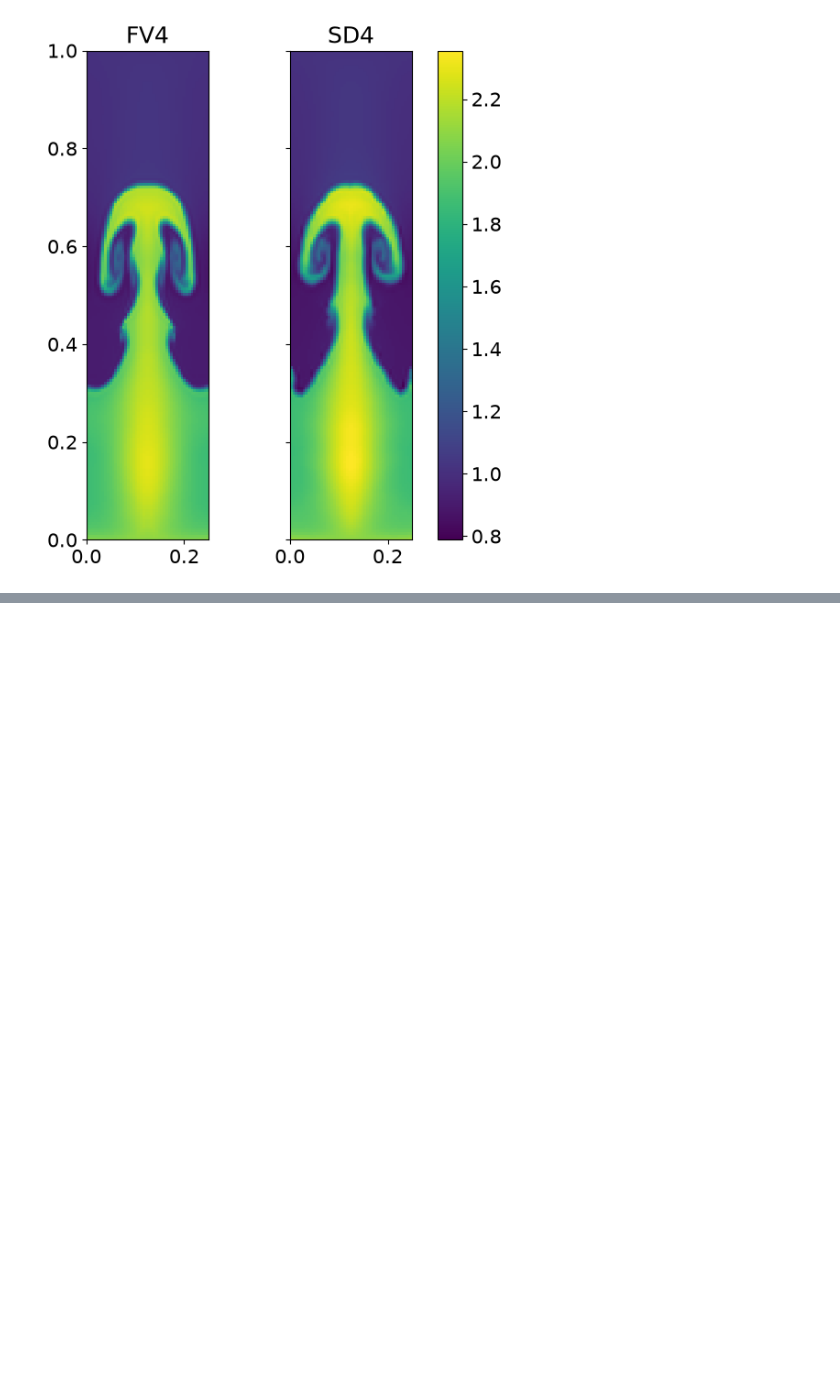
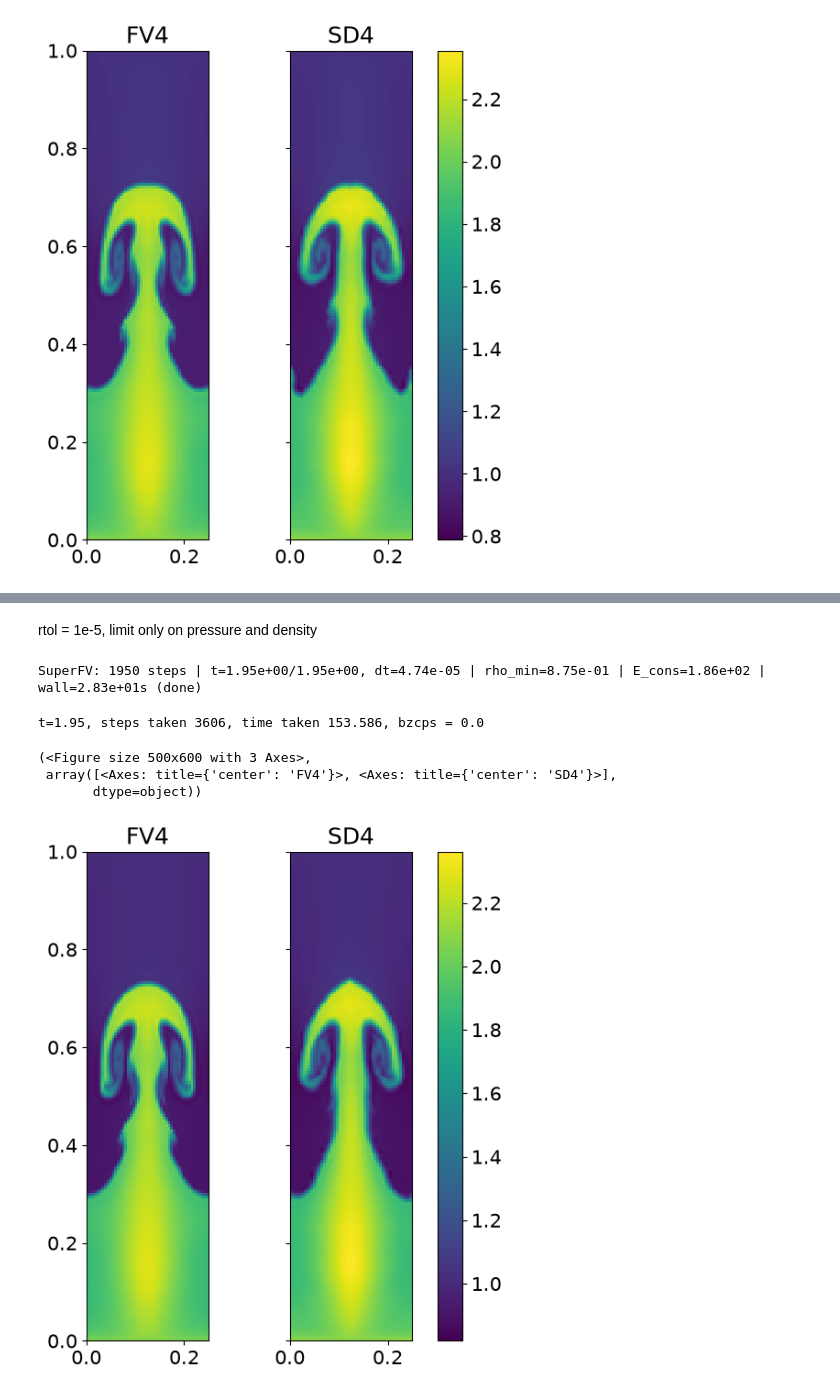
Before and after one commit to jpalafou/superfv, a Jupyter notebook: sd-compare/RTI.ipynb, the cells around one changed output, grey strips where cells are left out. Saved outputs shown, nothing was run; the diff lists cells and outputs as text; code cells hidden in the pictures; blank space fills up the shorter version.

```diff
--- a/sd-compare/RTI.ipynb
+++ b/sd-compare/RTI.ipynb
@@ -156,8 +229,15 @@ plt.gca().set_aspect("equal")
+# %% [markdown]
+rtol = 1e-5, limit only on pressure and density
+# %%
+NDOF = 192
+p = 3
+s1 = superfv_sim(p, NDOF, P0=1, omit_vars_from_NAD=["vx", "vy", "vz"], rtol=1e-5)
+s1.run(1.95)
+# %% [output]
+SuperFV: 1950 steps | t=1.95e+00/1.95e+00, dt=4.74e-05 | rho_min=8.75e-01 | E_cons=1.86e+02 | wall=2.83e+01s (done)
 # %%
-NDOF = 192
-p = 3
 N = NDOF // (p + 1)
-s = spd_sim(p, N, P0=1, limiting_variables=[0, 4], tolerance=1e-5, riemann_solver_sd="hllc")
-s.perform_time_evolution(1.95)
-vsd.plot_field(s, s.dm.W_cv, 0)
-plt.gca().set_aspect("equal")
+s2 = spd_sim(p, N, P0=1, limiting_variables=[0, 4], tolerance=1e-5, riemann_solver_sd="hllc")
+s2.perform_time_evolution(1.95)
+# %% [output]
+t=1.95, steps taken 3606, time taken 153.586, bzcps = 0.0
@@ -179,0 +244,7 @@ plt.gca().set_aspect("equal")
+# %%
+plot_both(s1, s2)
+# %% [output]
+(<Figure size 500x600 with 3 Axes>,
+ array([<Axes: title={'center': 'FV4'}>, <Axes: title={'center': 'SD4'}>],
+       dtype=object))
+[figure, added]
```
Also changed, not shown: parts of 23 cells of this notebook.
